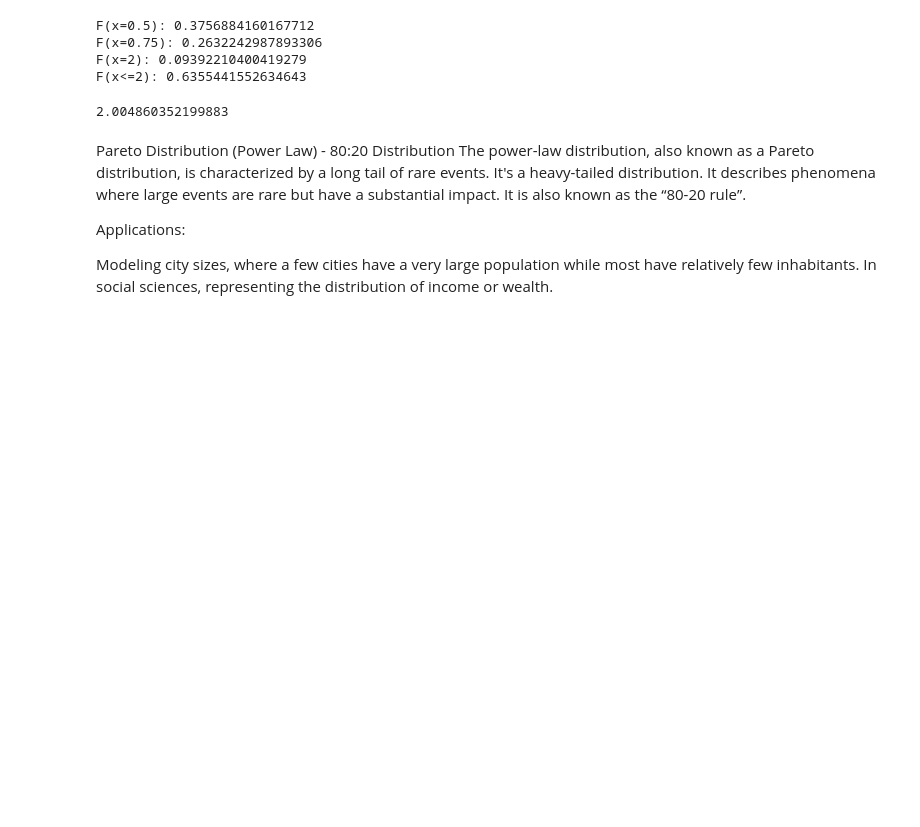
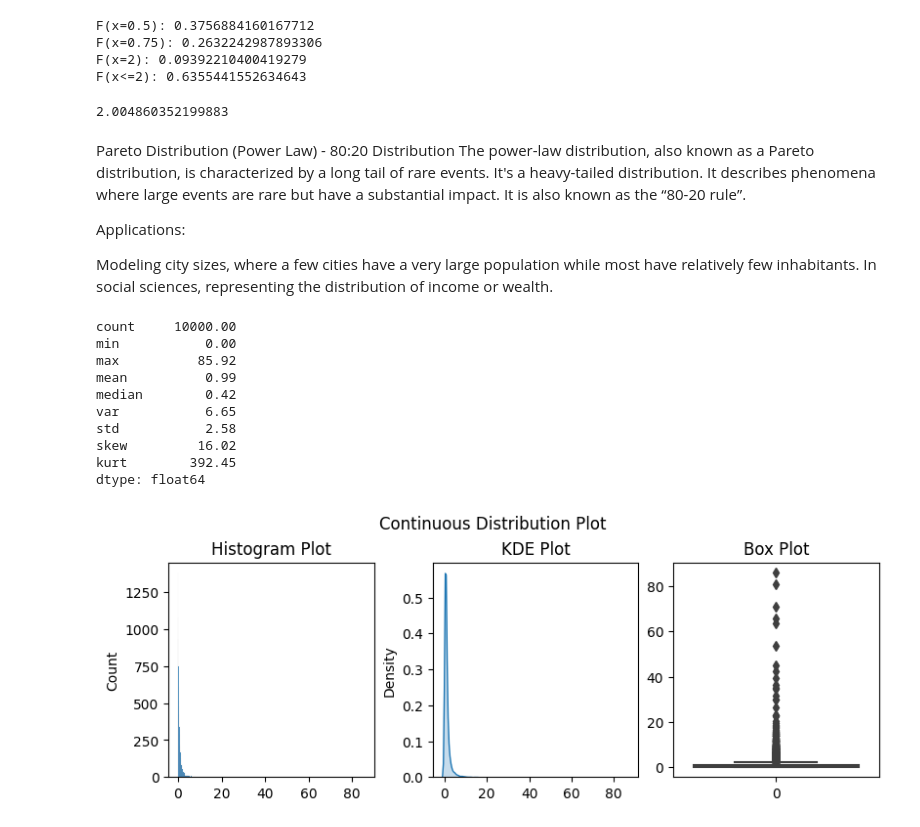
Before and after one commit to Tolash123/Machine_learning_and_Deep_learning, a Jupyter notebook: Module3-Advance Data analysis and statistics/1. Data Distributions/distribution_introduction.ipynb, the cells around one changed output. Saved outputs shown, nothing was run; the diff lists cells and outputs as text; code cells hidden in the pictures; blank space fills up the shorter version.

Commit message:
distribution intro

```diff
--- a/Module3-Advance Data analysis and statistics/distribution_introduction.ipynb
+++ b/Module3-Advance Data analysis and statistics/1. Data Distributions/distribution_introduction.ipynb
@@ -755,3 +755,22 @@ Applications:
 
 Modeling city sizes, where a few cities have a very large population while most have relatively few inhabitants.
 In social sciences, representing the distribution of income or wealth.
+# %%
+def pareto_distribution(alpha,size):
+    return np.random.pareto(a=alpha, size=size)
+# %%
+pareto_dist = pareto_distribution(alpha=2, size=10000)
+continuous_non_viz_analysis(data=pareto_dist)
+continuous_viz_analysis(data=pareto_dist)
+# %% [output]
+count     10000.00
+min           0.00
+max          85.92
+mean          0.99
+median        0.42
+var           6.65
+std           2.58
+skew         16.02
+kurt        392.45
+dtype: float64
+[figure, added]
```
Also changed, not shown: parts of 14 cells of this notebook.
